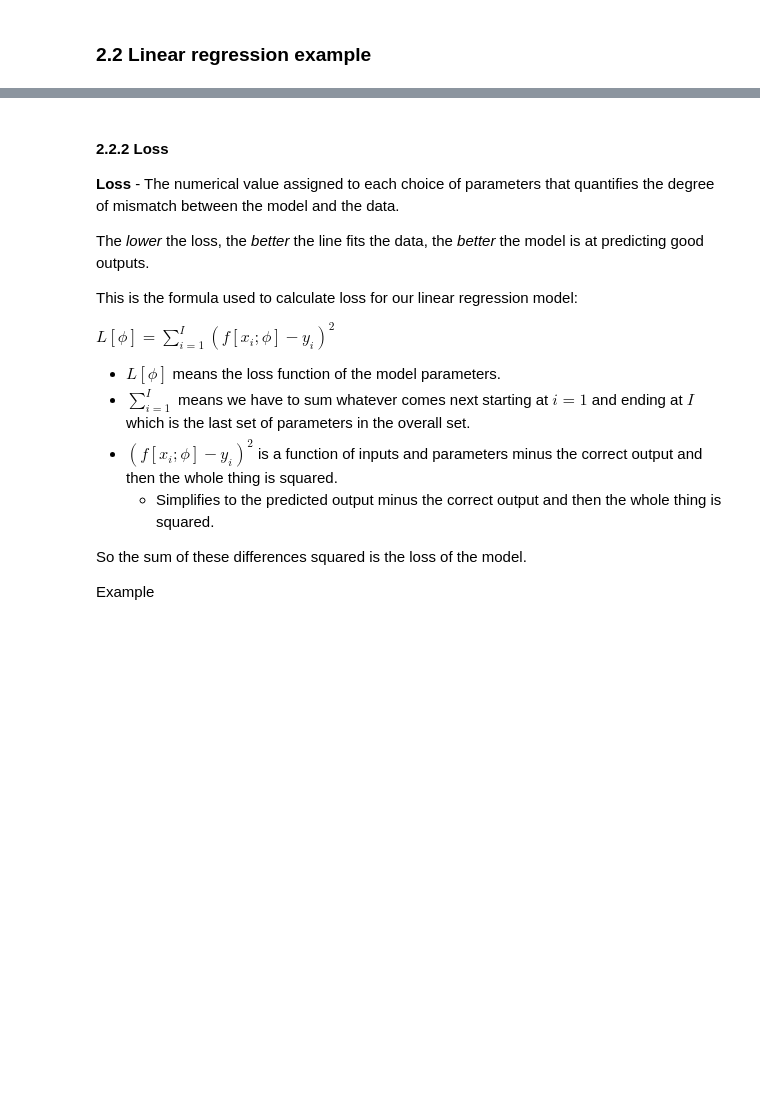
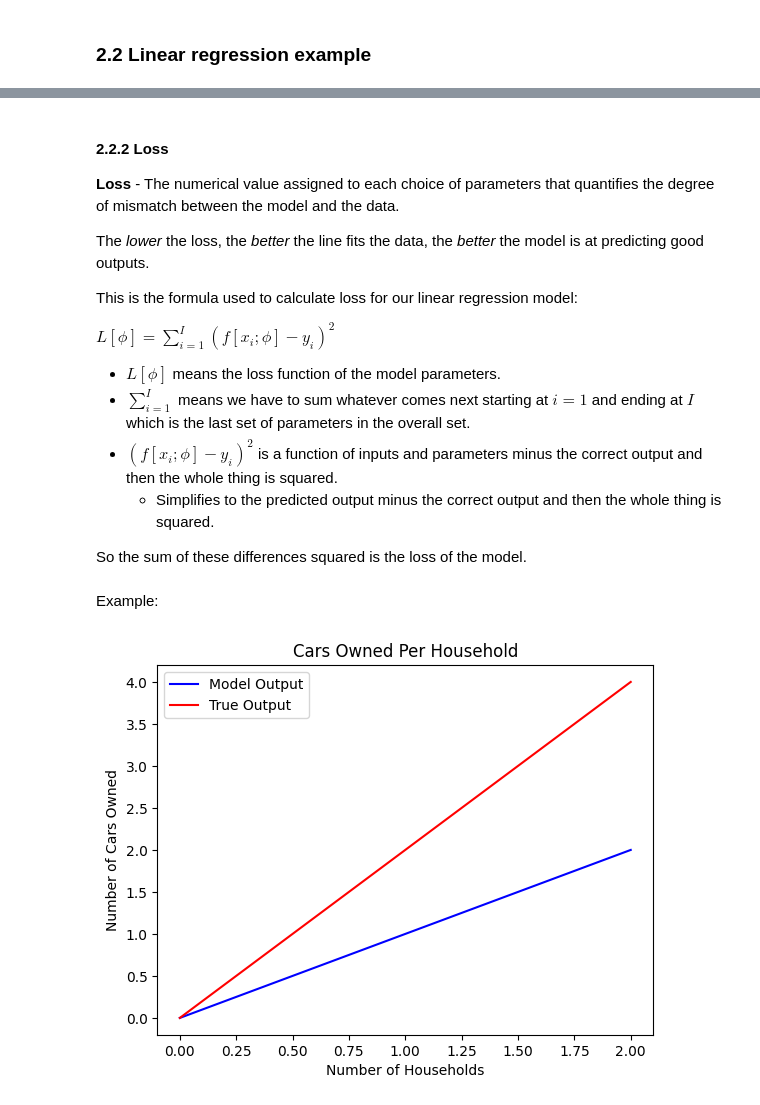
Before and after one commit to acatmeows/udl-notes, a Jupyter notebook: chapters/chapter-2-supervised-learning.ipynb, the cells around one changed output, grey strips where cells are left out. Saved outputs shown, nothing was run; the diff lists cells and outputs as text; code cells hidden in the pictures; blank space fills up the shorter version.

```diff
--- a/chapters/chapter-2-supervised-learning.ipynb
+++ b/chapters/chapter-2-supervised-learning.ipynb
@@ -107,5 +107,3 @@ $L[\phi] = \sum_{i=1}^{I} (f[x_i; \phi] - y_i)^2$
     - Simplifies to the predicted output minus the correct output and then the whole thing is squared.
 
 So the sum of these differences squared is the loss of the model.
-
-Example
@@ -113,0 +110,33 @@ import matplotlib.pyplot as plt
+# %% [markdown]
+Example:
+# %%
+# We need the matplotlib library to plot lines
+import matplotlib.pyplot as plt
+
+# Model Output
+x1 = [0, 1, 2]
+y1 = [0, 1, 2]
+
+# True Observation
+x2 = [0, 1, 2]
+y2 = [0, 2, 4]
+
+# Plot the first line in blue
+plt.plot(x1, y1, label='Model Output', color='blue')
+
+# Plot the second line in red
+plt.plot(x2, y2, label='True Output', color='red')
+
+# Add labels to the x and y axes
+plt.xlabel('Number of Households')
+plt.ylabel('Number of Cars Owned')
+
+# Add a legend
+plt.legend()
+
+# Set a title for the plot
+plt.title('Cars Owned Per Household')
+
+plt.show()
+# %% [output]
+[figure, added]
```
Also changed, not shown: parts of 1 cell of this notebook.
